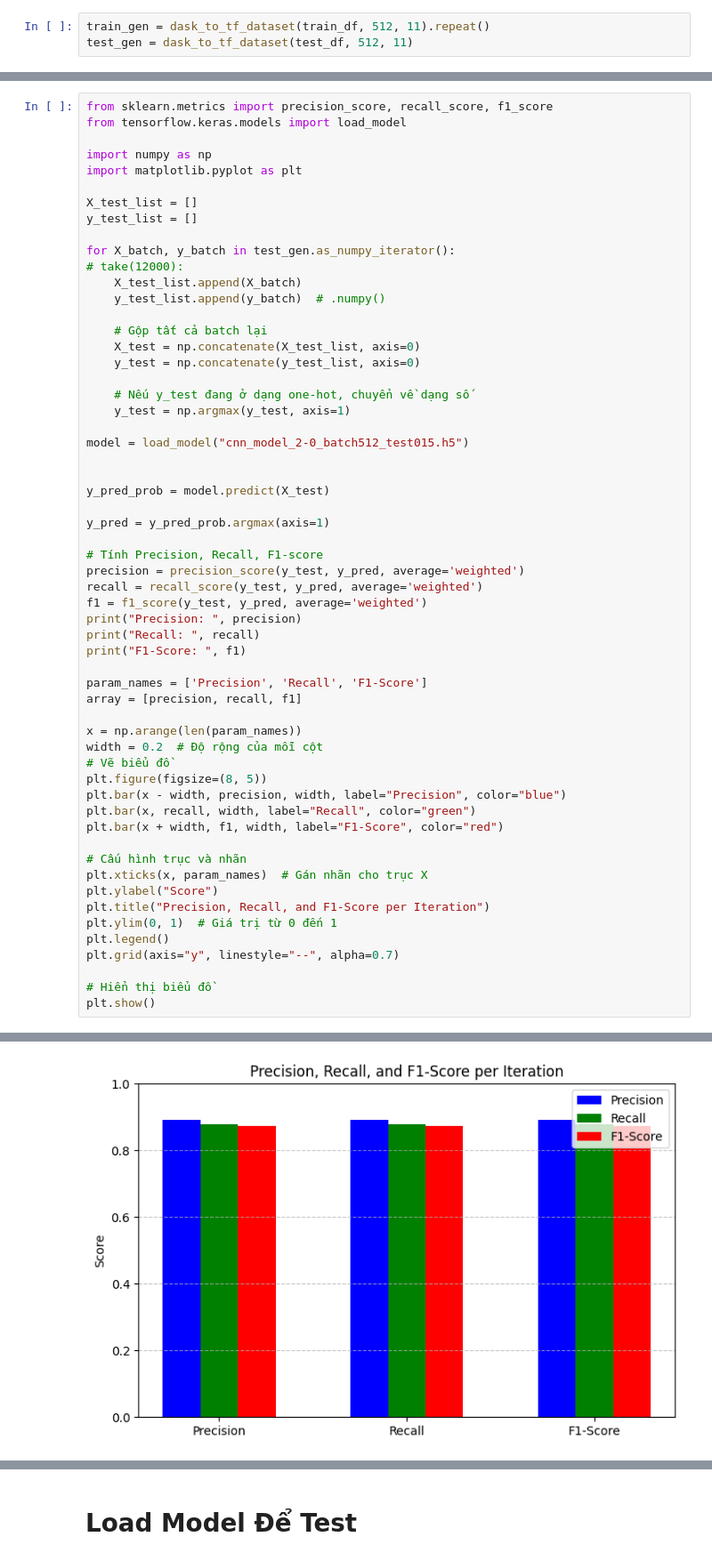
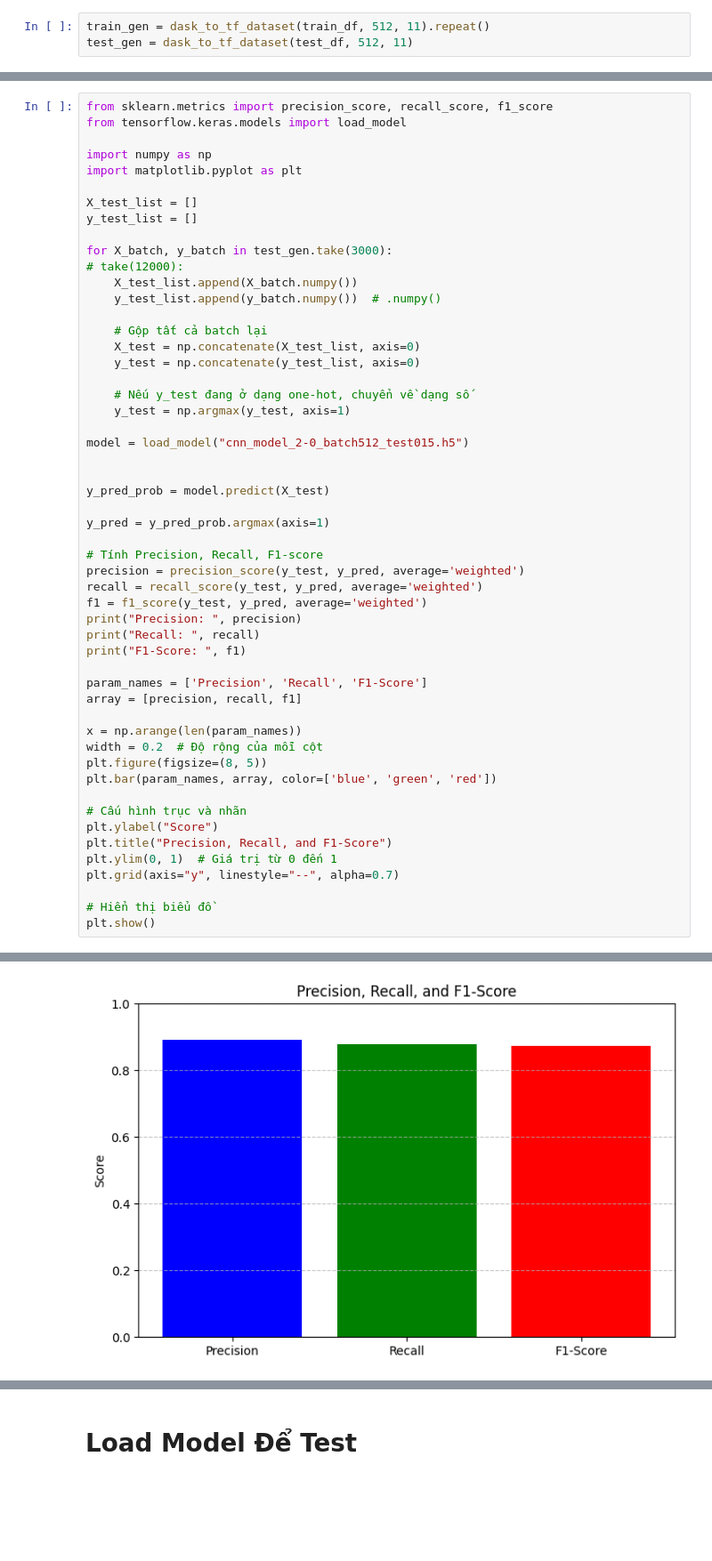
Before and after one commit to VoNhtHoang/Enhancing-Privacy-Preservation-of-Federated-Learning-for-IDS, a Jupyter notebook: CNN_model_with_dask.ipynb, the cells around one changed output, grey strips where cells are left out. Shown at 89% size. Cells and saved outputs as stored; diff of their text form; blank space fills up the shorter version.

```diff
--- a/CNN_model_with_dask.ipynb
+++ b/CNN_model_with_dask.ipynb
@@ -169,10 +199,10 @@ import matplotlib.pyplot as plt
 X_test_list = []
 y_test_list = []
 
-for X_batch, y_batch in test_gen.as_numpy_iterator():
+for X_batch, y_batch in test_gen.take(3000):
 # take(12000):
-    X_test_list.append(X_batch)
-    y_test_list.append(y_batch)  # .numpy()
+    X_test_list.append(X_batch.numpy())
+    y_test_list.append(y_batch.numpy())  # .numpy()
 
     # Gộp tất cả batch lại
     X_test = np.concatenate(X_test_list, axis=0)
@@ -201,18 +231,13 @@ array = [precision, recall, f1]
 
 x = np.arange(len(param_names))
 width = 0.2  # Độ rộng của mỗi cột
-# Vẽ biểu đồ
 plt.figure(figsize=(8, 5))
-plt.bar(x - width, precision, width, label="Precision", color="blue")
-plt.bar(x, recall, width, label="Recall", color="green")
-plt.bar(x + width, f1, width, label="F1-Score", color="red")
+plt.bar(param_names, array, color=['blue', 'green', 'red'])
 
 # Cấu hình trục và nhãn
-plt.xticks(x, param_names)  # Gán nhãn cho trục X
 plt.ylabel("Score")
-plt.title("Precision, Recall, and F1-Score per Iteration")
+plt.title("Precision, Recall, and F1-Score")
 plt.ylim(0, 1)  # Giá trị từ 0 đến 1
-plt.legend()
 plt.grid(axis="y", linestyle="--", alpha=0.7)
 
 # Hiển thị biểu đồ
@@ -226,4 +251,4 @@ F1-Score:  0.8739985630165621
-[figure, old version]
+[figure, new version]
 # %%
 import numpy as np
 import tensorflow as tf
```
Also changed, not shown: parts of 6 cells of this notebook, 4 other files.
